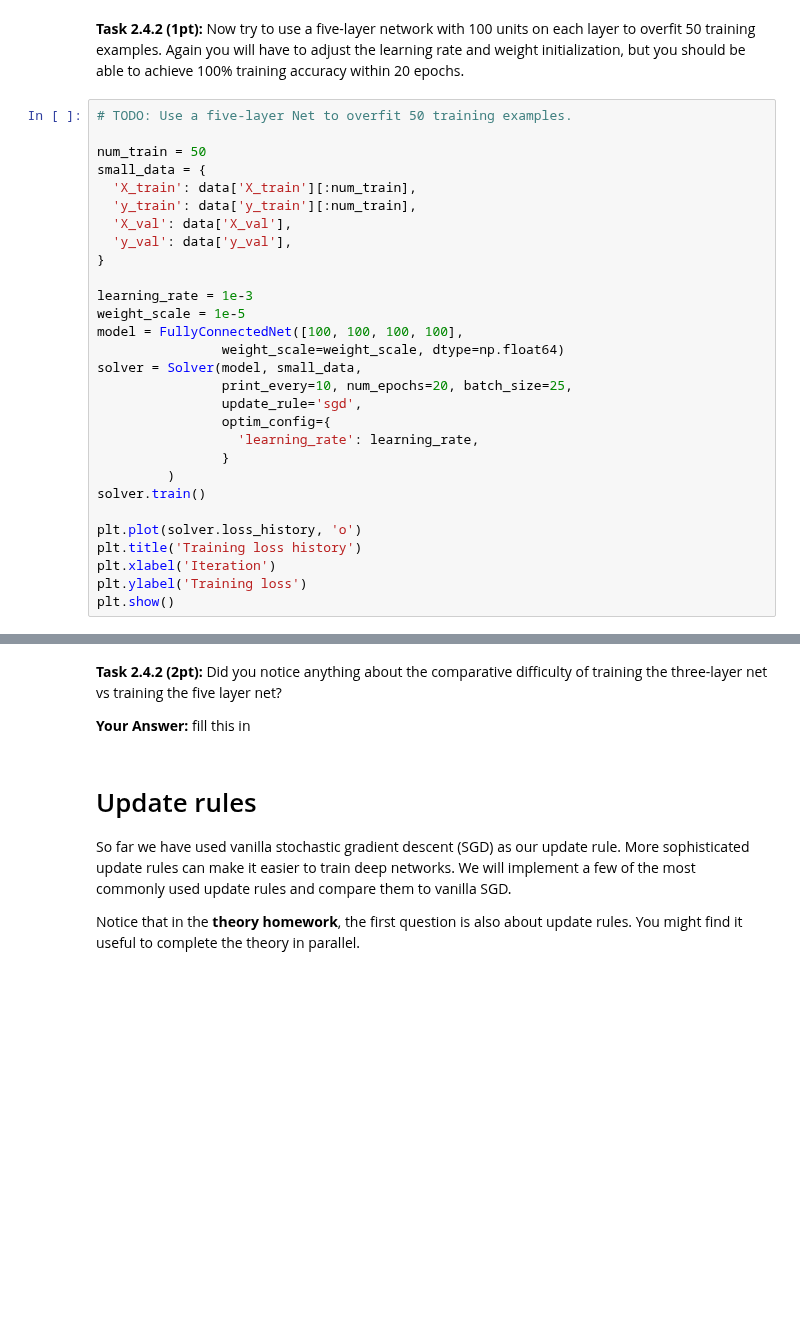
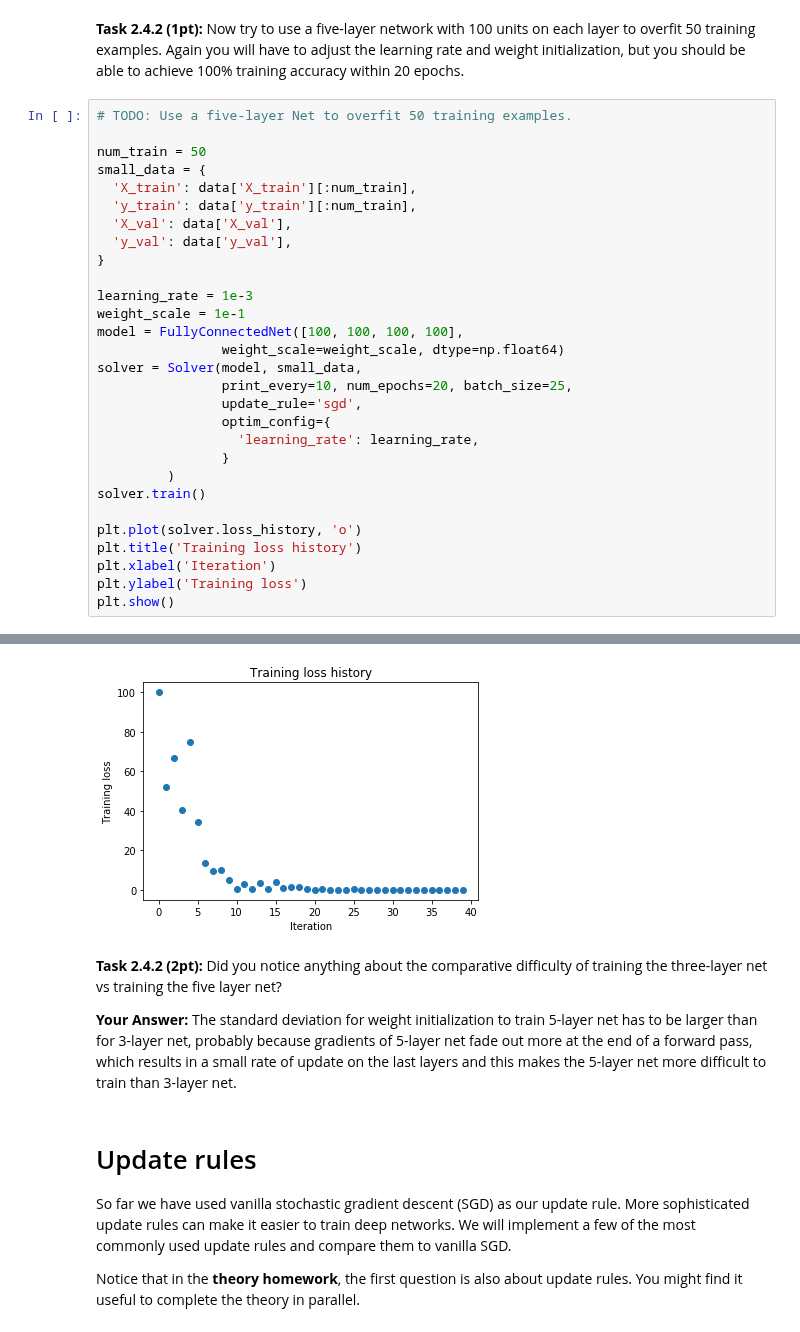
Before and after one commit to dalvsmerk/nn_hw, a Jupyter notebook: practice4/FullyConnectedNets.ipynb, the cells around one changed output, grey strips where cells are left out. Cells and saved outputs as stored; diff of their text form; blank space fills up the shorter version.

Commit message:
hw4: overfit 3- and 5-layer networks on 50 samples

```diff
--- a/practice4/FullyConnectedNets.ipynb
+++ b/practice4/FullyConnectedNets.ipynb
@@ -492,7 +511,7 @@ small_data = {
 }
 
 learning_rate = 1e-3
-weight_scale = 1e-5
+weight_scale = 1e-1
 model = FullyConnectedNet([100, 100, 100, 100],
                 weight_scale=weight_scale, dtype=np.float64)
 solver = Solver(model, small_data,
@@ -509,3 +528,4 @@ plt.title('Training loss history')
 plt.xlabel('Iteration')
 plt.ylabel('Training loss')
 plt.show()
+# %% [output]
@@ -512,7 +549,8 @@ plt.show()
+[figure, added]
 # %% [markdown]
 **Task 2.4.2 (2pt):** Did you notice anything about the comparative difficulty of training the three-layer net vs training the five layer net?
 
-**Your Answer:** fill this in
+**Your Answer:** The standard deviation for weight initialization to train 5-layer net has to be larger than for 3-layer net, probably because gradients of 5-layer net fade out more at the end of a forward pass, which results in a small rate of update on the last layers and this makes the 5-layer net more difficult to train than 3-layer net.
 # %% [markdown]
 # Update rules
 So far we have used vanilla stochastic gradient descent (SGD) as our update rule. More sophisticated update rules can make it easier to train deep networks. We will implement a few of the most commonly used update rules and compare them to vanilla SGD.
```
Also changed, not shown: parts of 2 cells of this notebook.
